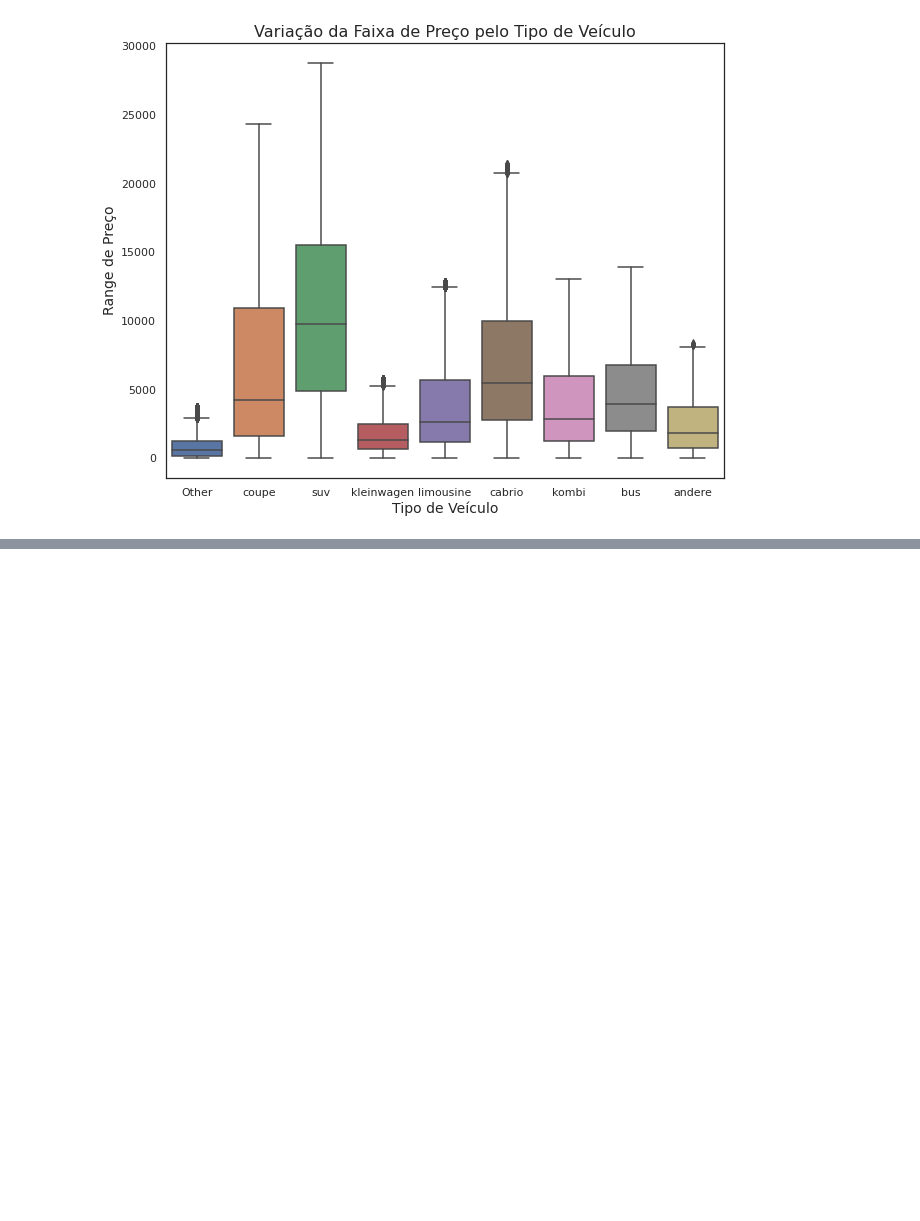
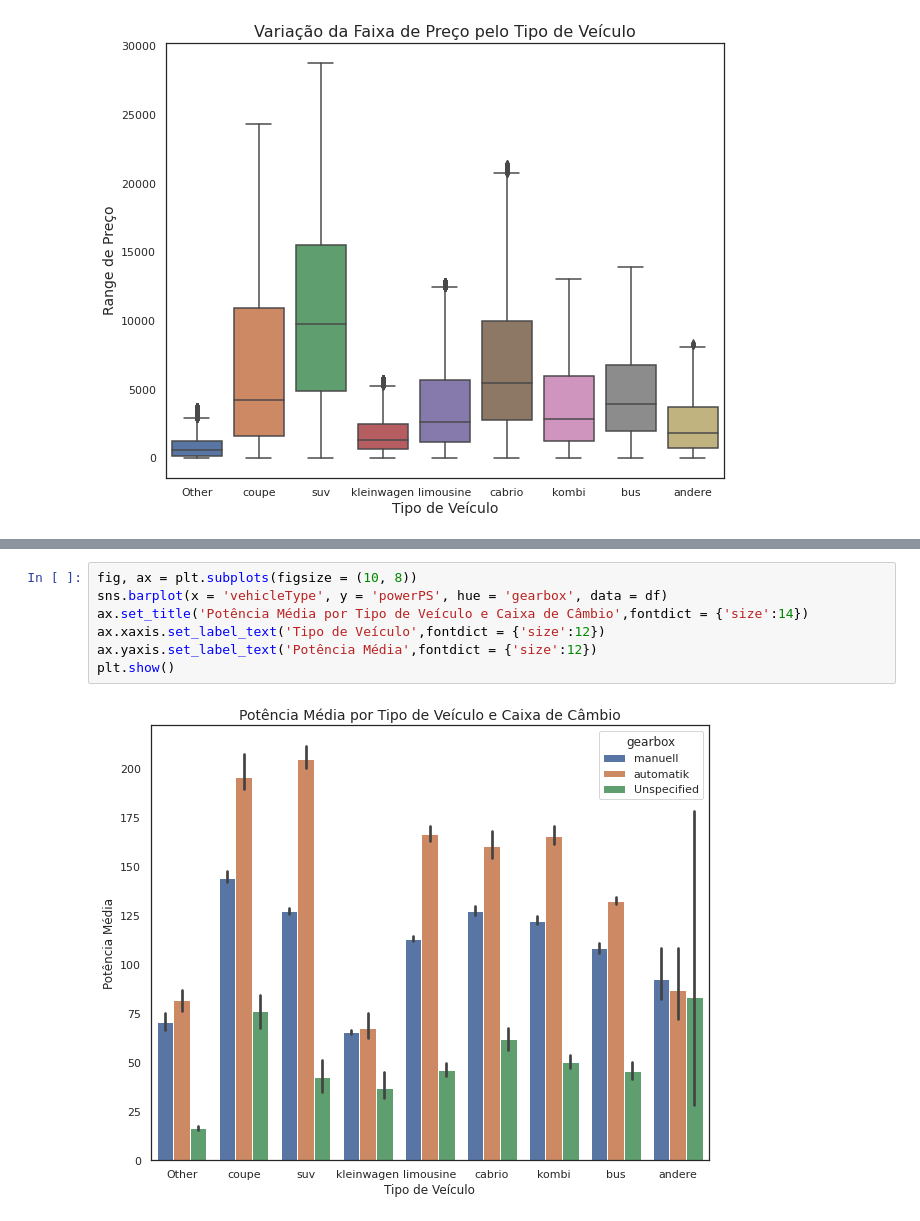
Before and after one commit to Nandaoc/dsa-exercises, a Jupyter notebook: exploratory_analysis_kaggle_dataset/exploratory_analysis_kaggle_dataset_exercise.ipynb, the cells around one changed output, grey strips where cells are left out. Saved outputs shown, nothing was run; the diff lists cells and outputs as text; blank space fills up the shorter version.

```diff
--- a/exploratory_analysis_kaggle_dataset/exploratory_analysis_kaggle_dataset_exercise.ipynb
+++ b/exploratory_analysis_kaggle_dataset/exploratory_analysis_kaggle_dataset_exercise.ipynb
@@ -162,0 +169,9 @@ plt.show()
+# %%
+fig, ax = plt.subplots(figsize = (10, 8))
+sns.barplot(x = 'vehicleType', y = 'powerPS', hue = 'gearbox', data = df)
+ax.set_title('Potência Média por Tipo de Veículo e Caixa de Câmbio',fontdict = {'size':14})
+ax.xaxis.set_label_text('Tipo de Veículo',fontdict = {'size':12})
+ax.yaxis.set_label_text('Potência Média',fontdict = {'size':12})
+plt.show()
+# %% [output]
+[figure, added]
```
Also changed, not shown: parts of 20 cells of this notebook.
